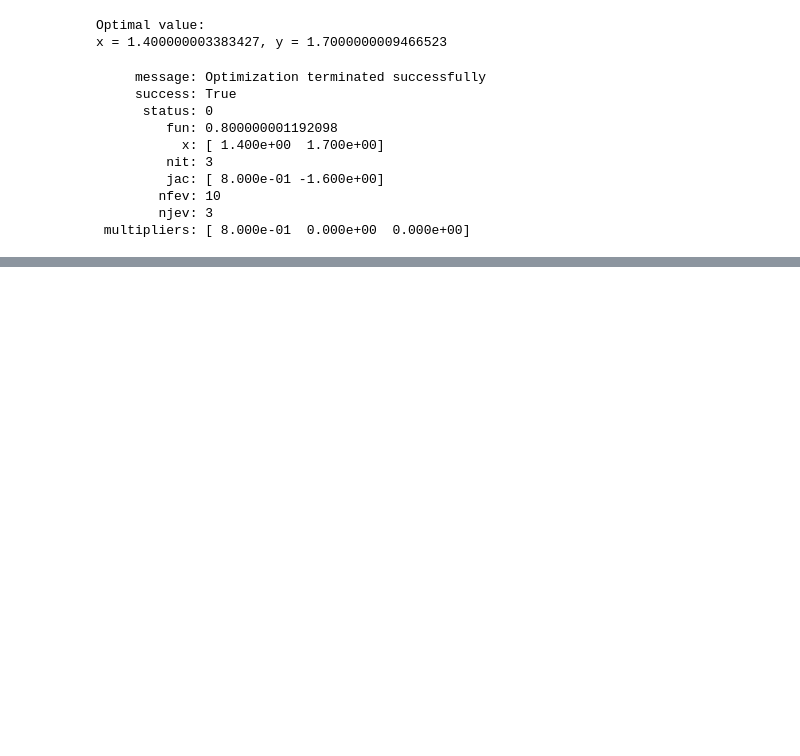
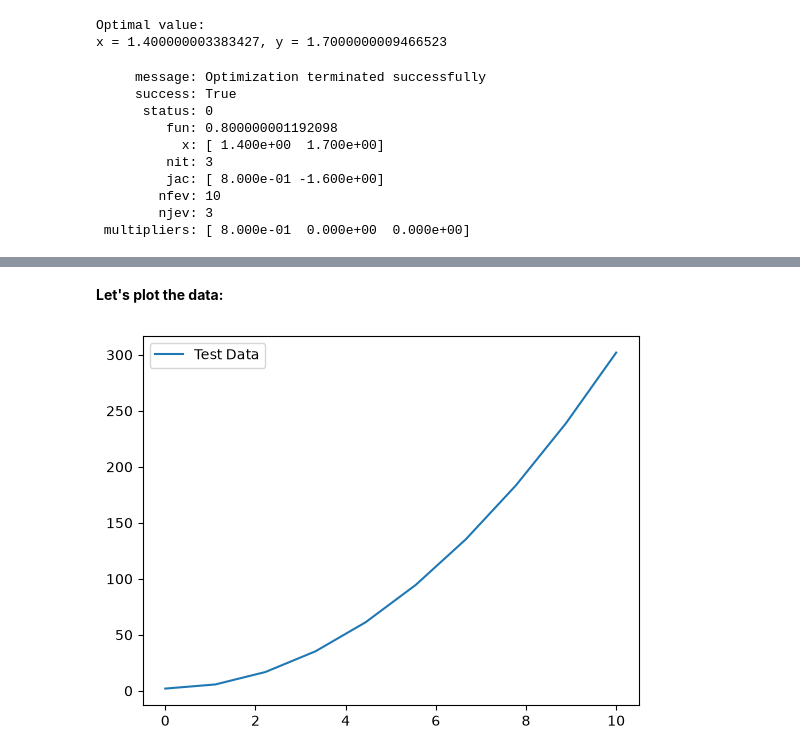
Before and after one commit to sbhusal123/scientific-programming, a Jupyter notebook: Scipy/1. Basics.ipynb, the cells around one changed output, grey strips where cells are left out. Saved outputs shown, nothing was run; the diff lists cells and outputs as text; code cells hidden in the pictures; blank space fills up the shorter version.

```diff
--- a/Scipy/1. Basics.ipynb
+++ b/Scipy/1. Basics.ipynb
@@ -163,0 +267,12 @@ x = 1.400000003383427, y = 1.7000000009466523
+# %%
+x = np.linspace(0, 10, 10)
+y = 3 * x ** 2 + 2
+# %% [markdown]
+**Let's plot the data:**
+# %%
+plt.plot(x, y, label="Test Data")
+
+plt.legend()
+plt.show()
+# %% [output]
+[figure, added]
```
Also changed, not shown: parts of 26 cells of this notebook.
